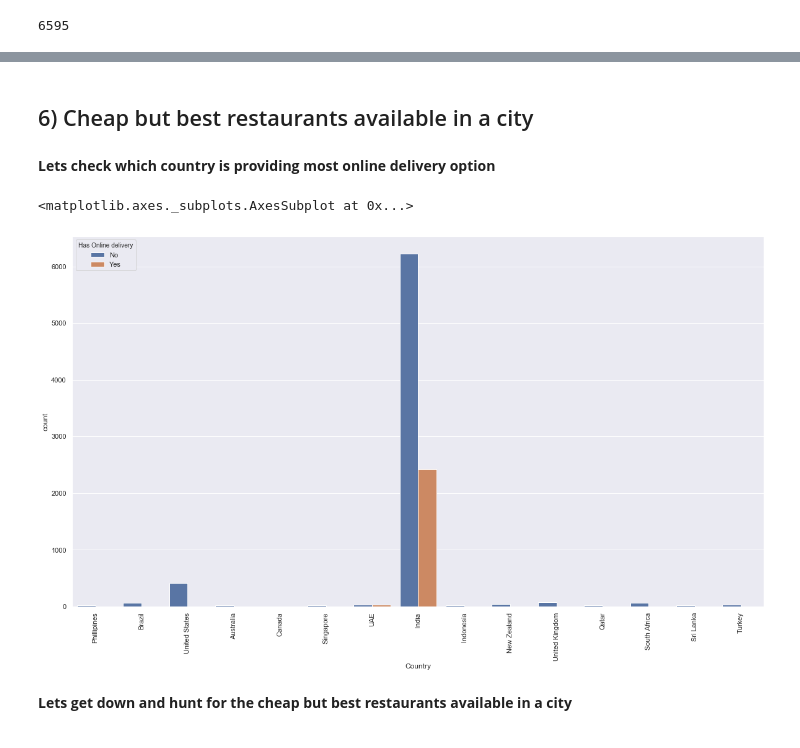
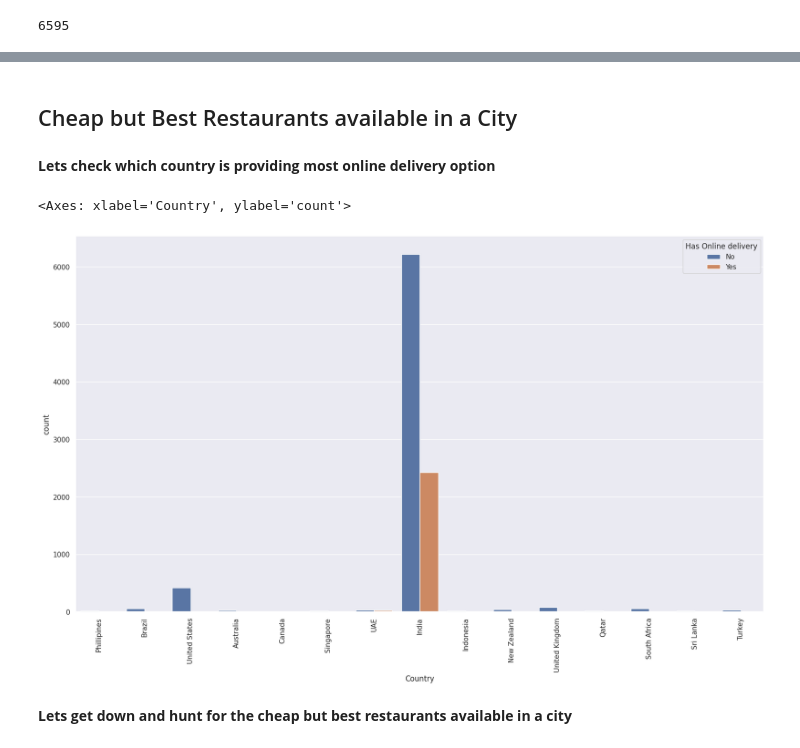
Before and after one commit to ShubhamMaurya7/Zomato-Restaurants-Data-Analysis, a Jupyter notebook: Zomato_Data_Analysis.ipynb, the cells around one changed output, grey strips where cells are left out. Saved outputs shown, nothing was run; the diff lists cells and outputs as text; code cells hidden in the pictures.

```diff
--- a/Zomato_Data_Analysis.ipynb
+++ b/Zomato_Data_Analysis.ipynb
@@ -175,14 +262,14 @@ DelhiTopResOnline.style.apply(lambda x: ['background: green' if x.name == 'Has O
 # %% [markdown]
-## 6)	Cheap but best restaurants available in a city
+## Cheap but Best Restaurants available in a City
 # %% [markdown]
 **Lets check which country is providing most online delivery option**
 # %%
 sns.set(rc={'figure.figsize':(20,11)})
 plt.xticks(rotation = 90)
-sns.countplot(restaurants['Country'],hue=restaurants['Has Online delivery'])
+sns.countplot(x='Country', hue='Has Online delivery', data=restaurants)
 # %% [output]
-<matplotlib.axes._subplots.AxesSubplot at 0x...>
+<Axes: xlabel='Country', ylabel='count'>
-[figure, old version]
+[figure, new version]
 # %% [markdown]
 **Lets get down and hunt for the cheap but best restaurants available in a city**
 # %%
```
Also changed, not shown: parts of 44 cells of this notebook.
